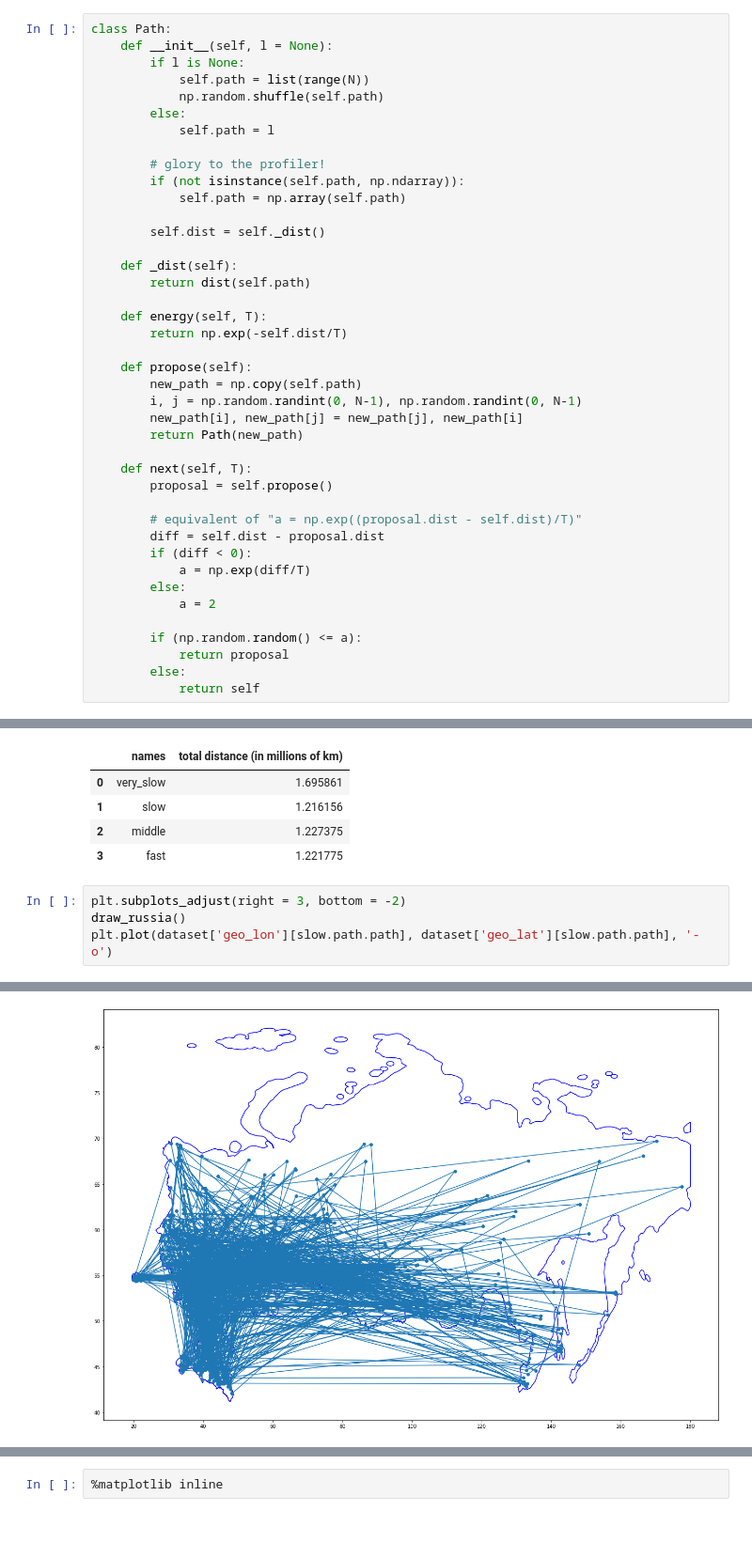
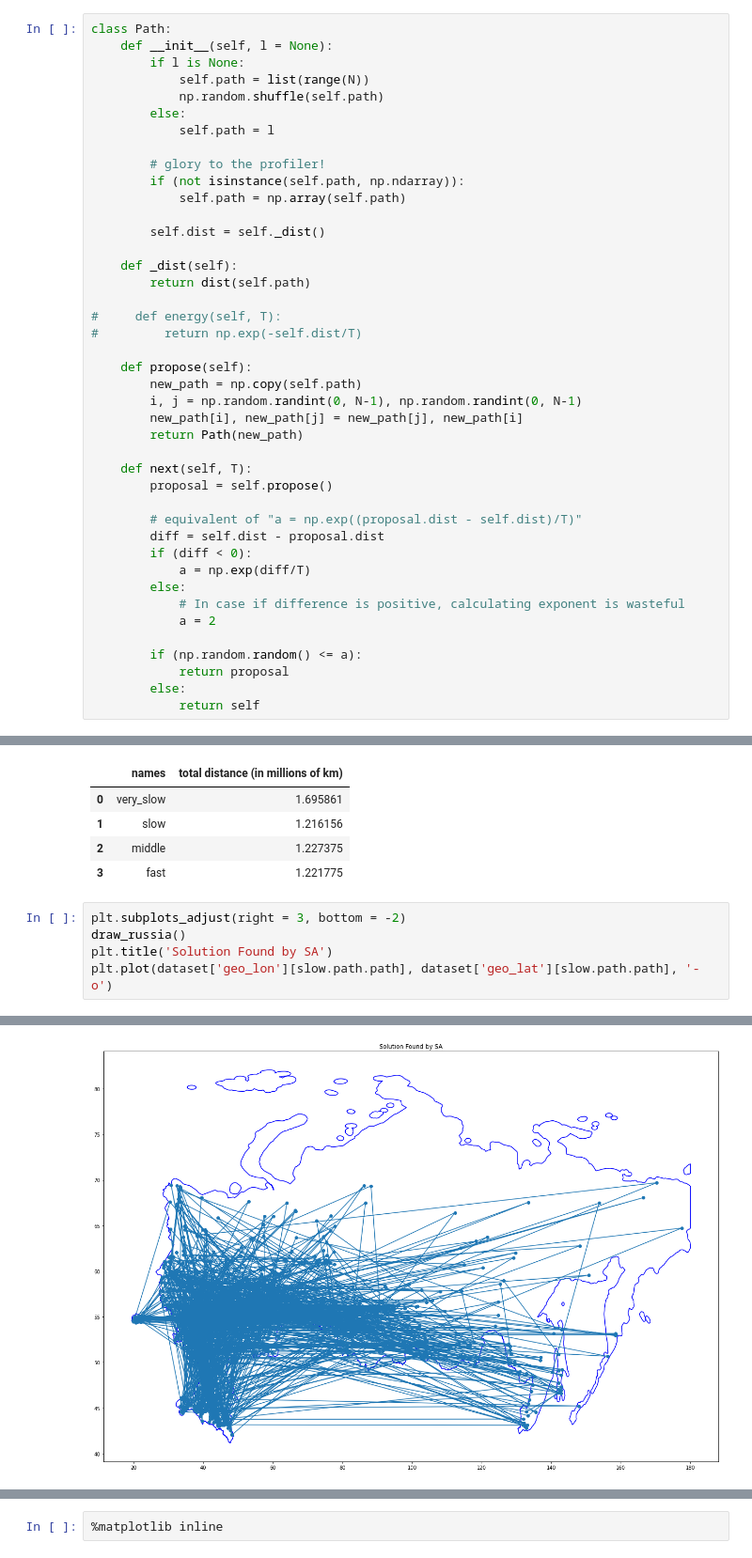
Before and after one commit to Andrey862/assig3, a Jupyter notebook: Assig.ipynb, the cells around one changed output, grey strips where cells are left out. Shown at 94% size. Cells and saved outputs as stored; diff of their text form; blank space fills up the shorter version.

```diff
--- a/Assig.ipynb
+++ b/Assig.ipynb
@@ -105,8 +119,8 @@ class Path:
     def _dist(self):
         return dist(self.path)
 
-    def energy(self, T):
-        return np.exp(-self.dist/T)
+#     def energy(self, T):
+#         return np.exp(-self.dist/T)
 
     def propose(self):
         new_path = np.copy(self.path)
@@ -122,6 +136,7 @@ class Path:
         if (diff < 0):
             a = np.exp(diff/T)
         else:
+            # In case if difference is positive, calculating exponent is wasteful
             a = 2
 
         if (np.random.random() <= a):
@@ -199,7 +214,8 @@ df
 # %%
 plt.subplots_adjust(right = 3, bottom = -2)
 draw_russia()
+plt.title('Solution Found by SA')
 plt.plot(dataset['geo_lon'][slow.path.path], dataset['geo_lat'][slow.path.path], '-o')
 # %% [output]
 [<matplotlib.lines.Line2D at 0x...>]
-[figure, old version]
+[figure, new version]
```
Also changed, not shown: parts of 15 cells of this notebook.
